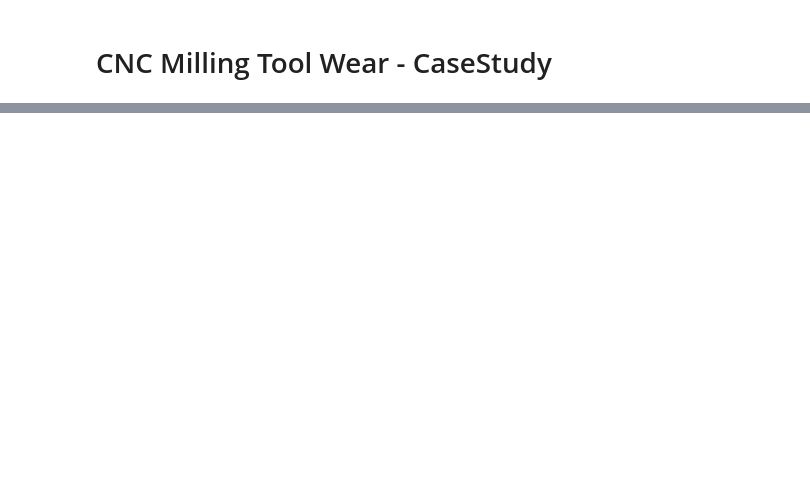
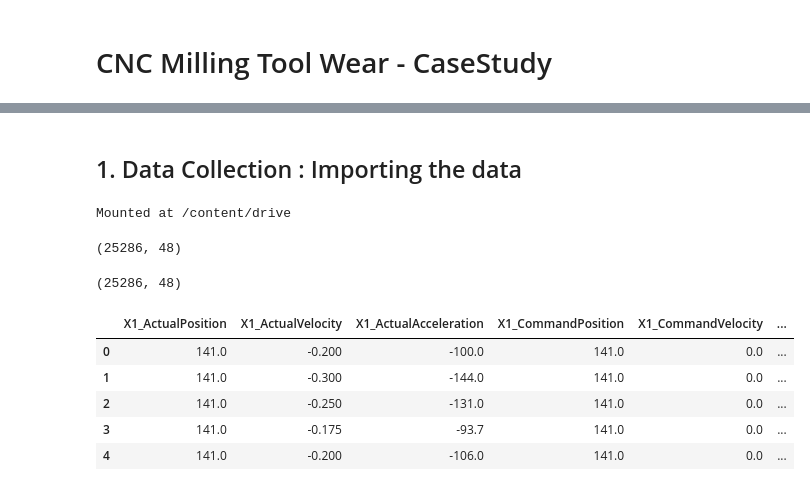
Before and after one commit to ayuba7272/millToolWear_caseStudy, a Jupyter notebook: CNC_MillWearCaseStudy.ipynb, the cells around one changed output, grey strips where cells are left out. Cells and saved outputs as stored; diff of their text form; code cells hidden in the pictures; blank space fills up the shorter version.

```diff
--- a/CNC_MillWearCaseStudy.ipynb
+++ b/CNC_MillWearCaseStudy.ipynb
@@ -41,0 +132,12 @@ pd.options.display.max_rows = None
+# %% [markdown]
+## 1. Data Collection : Importing the data
+# %%
+# importing the data from Kaggle
+# We will simply downlaod the dataset from the Kaggle website and place it in an accessible location
+# https://www.kaggle.com/datasets/shasun/tool-wear-detection-in-cnc-mill?resource=download
+
+#Running these below statement to mount my Google Drive on Google Colab
+from google.colab import drive
+drive.mount('/content/drive')
+# %% [output]
+Mounted at /content/drive
@@ -41,0 +146,24 @@ pd.options.display.max_rows = None
+# %%
+from pathlib import Path
+df_list=[]
+for path in Path(data_path).iterdir():
+    if path.suffix ==".csv" and path.name!="train.csv":
+        exp_data = pd.read_csv(str(path))
+        df_list.append(exp_data)
+all_exp_data = pd.concat(df_list)
+# %% [output]
+(25286, 48)
+# %%
+print(all_exp_data.shape)
+# %% [output]
+(25286, 48)
+# %%
+#let's look at a sample of the data
+all_exp_data.head()  #shows top 5 rows of the data
+# %% [output]
+|  | X1_ActualPosition | X1_ActualVelocity | X1_ActualAcceleration | X1_CommandPosition | X1_CommandVelocity | ... |
+| 0 | 141.0 | -0.200 | -100.0 | 141.0 | 0.0 | ... |
+| 1 | 141.0 | -0.300 | -144.0 | 141.0 | 0.0 | ... |
+| 2 | 141.0 | -0.250 | -131.0 | 141.0 | 0.0 | ... |
+| 3 | 141.0 | -0.175 | -93.7 | 141.0 | 0.0 | ... |
+| 4 | 141.0 | -0.200 | -106.0 | 141.0 | 0.0 | ... |
```
Also changed, not shown: parts of 16 cells of this notebook.
